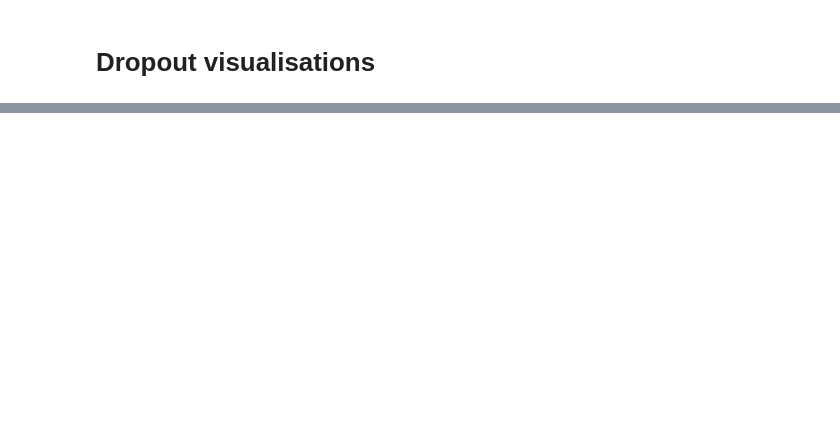
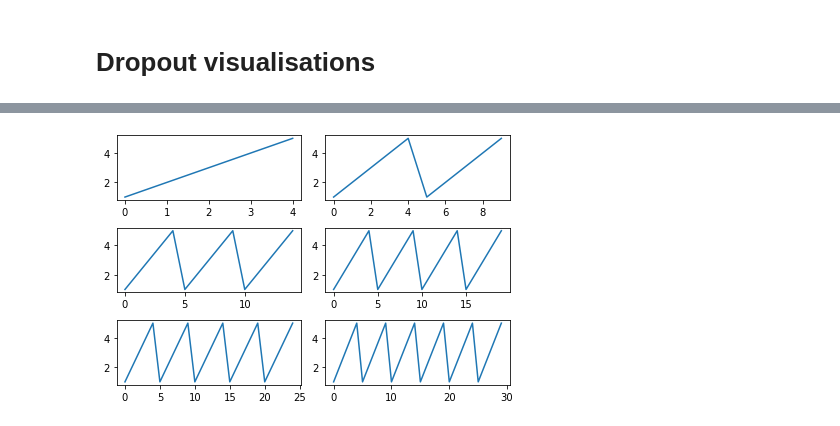
Before and after one commit to jump-cellpainting/jump-scope-analysis, a Jupyter notebook: enabling-sphering.ipynb, the cells around one changed output, grey strips where cells are left out. Cells and saved outputs as stored; diff of their text form; code cells hidden in the pictures; blank space fills up the shorter version.

```diff
--- a/enabling-sphering.ipynb
+++ b/enabling-sphering.ipynb
@@ -279,31 +295,3 @@ def distribution_plots(df, save_fig=False, outfile=None):
 
 distribution_plots(df_replicating.loc[df_replicating["sphering"]==True], save_fig=True, outfile="figures/distribution-with-sphering.png")
 distribution_plots(df_replicating.loc[df_replicating["sphering"]==False], save_fig=True, outfile="figures/distribution-no-sphering.png")
-# %%
-# Trying to find method to find assay_plate_barcodes with os.walk
-
-_, parent_folders, _ = next(os.walk("../jump-scope/profiles/"))
-
-batchname_list = []
-for i in parent_folders:
-    _, subdirs, _ = next(os.walk(f"../jump-scope/profiles/{i}"))
-    batchname_list.extend([os.path.join(f"../jump-scope/profiles/{i}/{sub}") for sub in subdirs])
-# Why set? Well, it seems that there are profile duplicates within parent_folders
-# I assume the original grouping was determined at this point, rather than through
-# reference to some central grouping DataFrame
-# print(len(set(batchname_list)))
-
-# print(batchname_list)
-
-unique_batch_names = []
-unique_batch_paths = []
-for batch_path in batchname_list:
-    batch_name = batch_path.split(os.path.sep)[-1]
-    if batch_name not in unique_batch_names:
-        unique_batch_names.append(batch_name)
-        unique_batch_paths.append(batch_path)
-
-print(len(unique_batch_paths))
-# print(unique_batch_paths)
-
-# batchname_list[0].split(os.path.sep)[-1]
@@ -889,0 +804,13 @@ pd.DataFrame(test["dropout"])
+# %%
+# Passing ax objects to a function
+
+fig, ax = plt.subplots(3,2)
+def test_subplotting(ax, num):
+    ax.plot([1,2,3,4,5]*num)
+    fig.set_facecolor("white")
+    plt.tight_layout()
+
+for i, ax_ in enumerate(ax.flatten()):
+    test_subplotting(ax_, i+1)
+# %% [output]
+[figure, added]
```
Also changed, not shown: parts of 36 cells of this notebook.
